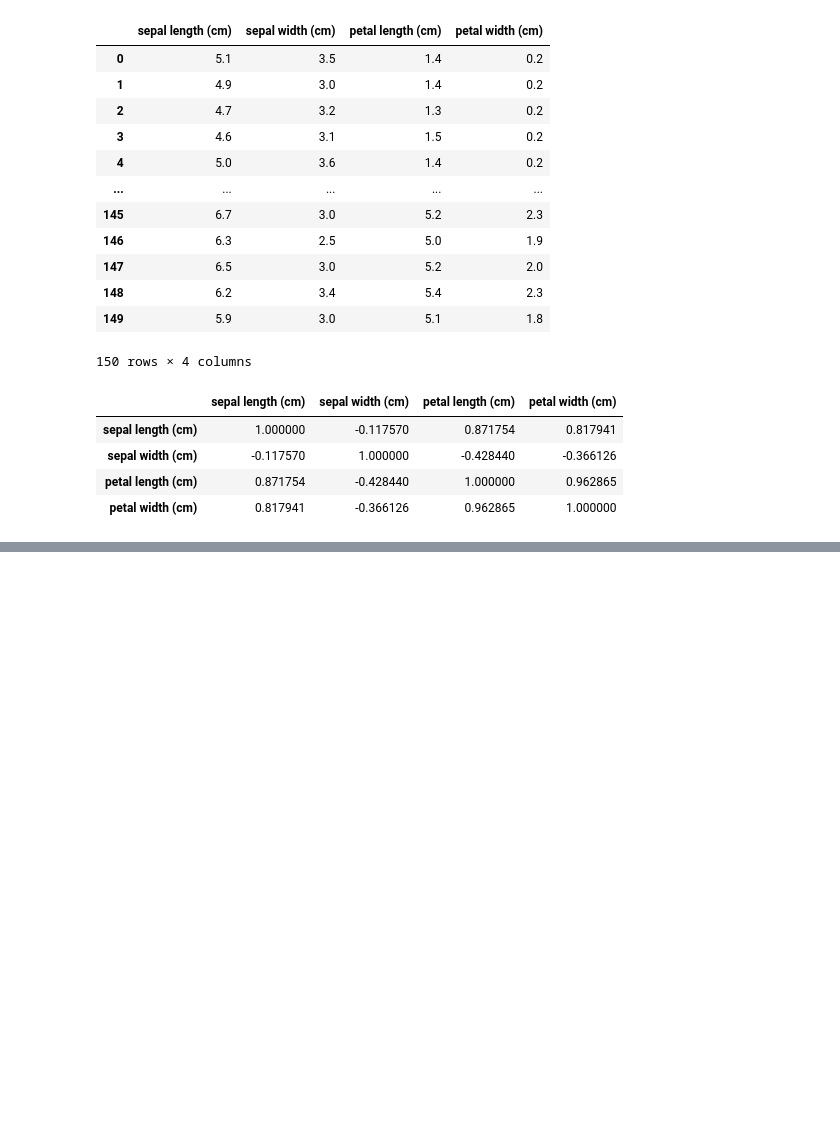
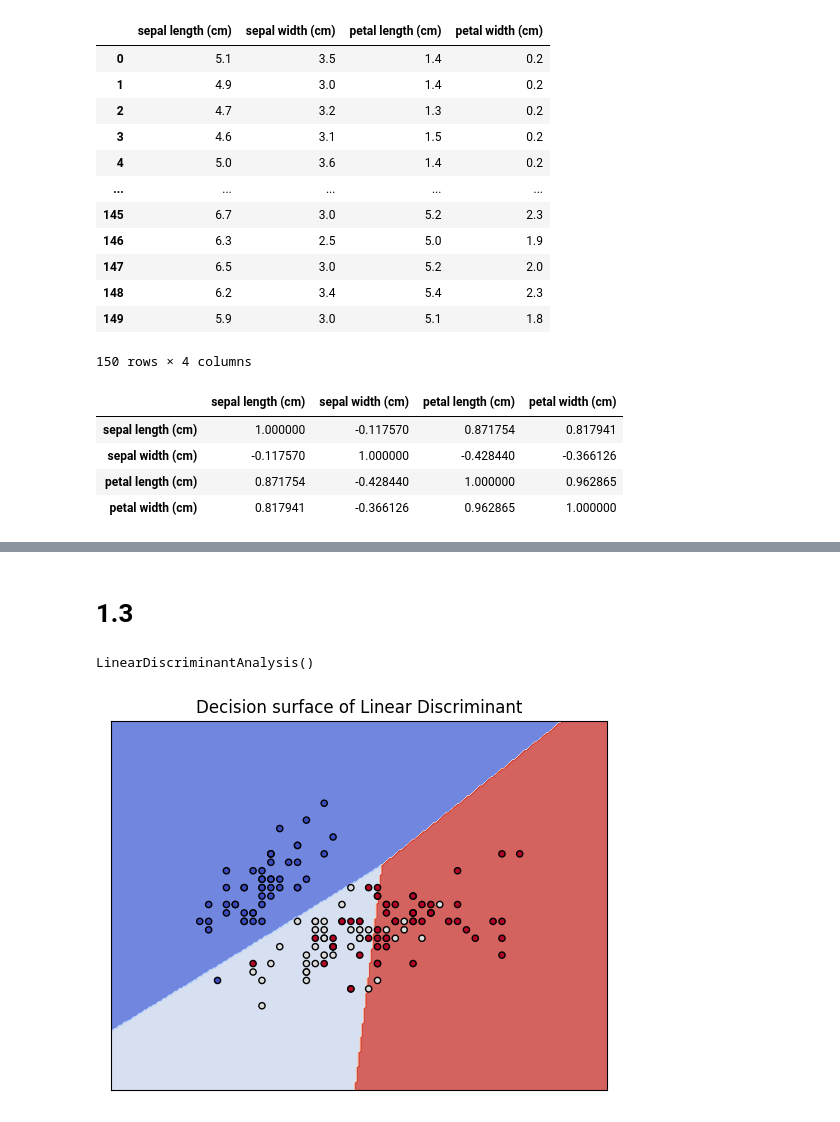
Before and after one commit to DilshodN/IAD, a Jupyter notebook: lab1.ipynb, the cells around one changed output, grey strips where cells are left out. Cells and saved outputs as stored; diff of their text form; code cells hidden in the pictures; blank space fills up the shorter version.

```diff
--- a/lab1.ipynb
+++ b/lab1.ipynb
@@ -78,0 +139,24 @@ dataWithTarget.iloc[:,[0, 1, 2, 3, 4]].groupby('target').corr()
+# %% [markdown]
+# 1.3
+# %%
+X = iris_ds.data[:,:2]
+y = iris_ds.target
+# %%
+LinDisModel = LinearDiscriminantAnalysis()
+LinDisModel.fit(X, y)
+# %% [output]
+LinearDiscriminantAnalysis()
+# %%
+fig, ax = plt.subplots()
+title = ('Decision surface of Linear Discriminant')
+X0, X1 = X[:, 0], X[:, 1]
+xx, yy = make_meshgrid(X0, X1)
+
+plot_contours(ax, LinDisModel, xx, yy, cmap=plt.cm.coolwarm, alpha=0.8)
+ax.scatter(X0, X1, c=y, cmap=plt.cm.coolwarm, s=20, edgecolors='k')
+ax.set_xticks(())
+ax.set_yticks(())
+ax.set_title(title)
+plt.show()
+# %% [output]
+[figure, added]
```
Also changed, not shown: parts of 16 cells of this notebook.
